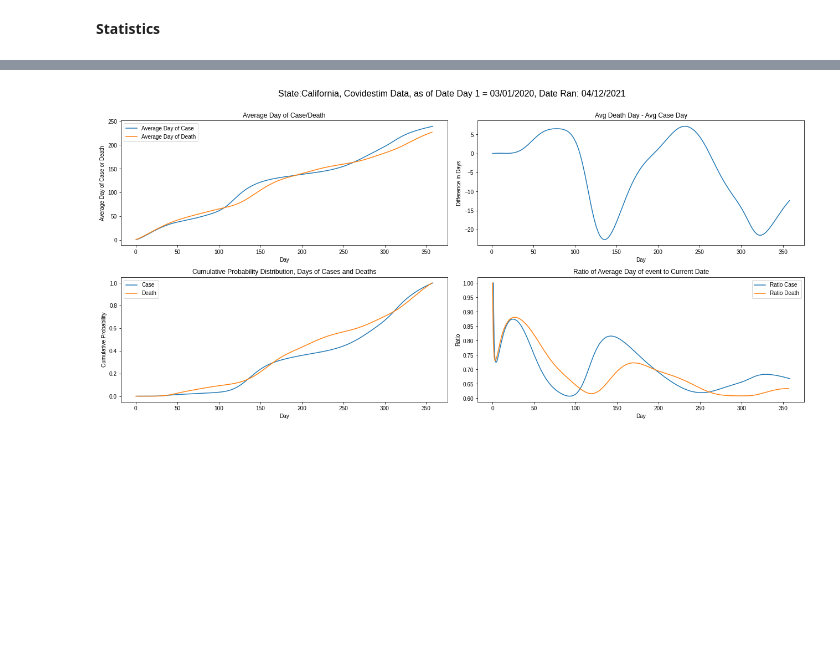
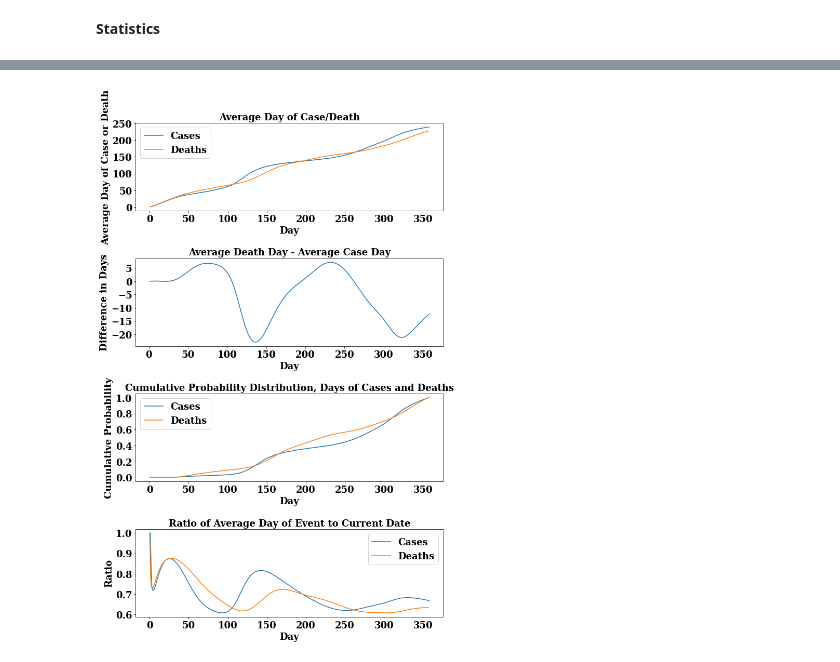
Before and after one commit to drewm8080/Analyzing-COVID-19-Data, a Jupyter notebook: Covidestim_Data.ipynb, the cells around one changed output, grey strips where cells are left out. Drawn from its saved outputs; the diff is of its cells as text; code cells hidden in the pictures; blank space fills up the shorter version.

```diff
--- a/Covidestim_Data.ipynb
+++ b/Covidestim_Data.ipynb
@@ -21,8 +23,7 @@ import matplotlib.pyplot as plt
 import datetime as dt
 # %%
 # loading in the data
-url = '/content/Covidestim_04:12:201.csv'
-df= pd.read_csv(url)
+df= pd.read_csv('Covidestim Data.csv')
 # %%
 # setting datetime index
 df.date = pd.to_datetime(df.date)
@@ -168,38 +171,44 @@ date
 11.0    16
 Name: date, dtype: int64
 # %%
-plt.figure(figsize = (18,8))
+plt.rcParams['font.family'] = 'serif'
+plt.rcParams['font.serif'] = ['Times New Roman'] + plt.rcParams['font.serif']
+params = {'axes.labelsize': 18,'axes.titlesize':18, 'legend.fontsize': 18, 'xtick.labelsize': 18, 'ytick.labelsize': 18}
+plt.rcParams["font.weight"] = "bold"
+plt.rcParams["axes.labelweight"] = "bold"
+plt.rcParams.update(params)
+plt.figure(figsize = (10,15))
 
-plt.subplot(2,2,1)
+plt.subplot(4,1,1)
 plt.plot(df['Day'], df['Avg day of case'],df['Avg day of death'])
-plt.title('Average Day of Case/Death')
+plt.title('Average Day of Case/Death',weight = 'bold')
 plt.xlabel('Day')
 plt.ylabel('Average Day of Case or Death')
-plt.legend(['Average Day of Case','Average Day of Death'])
-plt.subplot(2,2,2)
+plt.legend(['Cases','Deaths'])
+
+plt.subplot(4,1,2)
 plt.plot(df['Day'], df['Avg Death Day - Avg Case Day'])
-plt.title('Avg Death Day - Avg Case Day')
+plt.title('Average Death Day - Average Case Day',weight = 'bold')
 plt.xlabel('Day')
 plt.ylabel('Difference in Days')
 
-plt.subplot(2,2,3)
+plt.subplot(4,1,3)
 plt.plot(df['Day'],df['cdf_cases'],df['cdf_deaths'])
-plt.title('Cumulative Probability Distribution, Days of Cases and Deaths')
+plt.title('Cumulative Probability Distribution, Days of Cases and Deaths',weight = 'bold')
 plt.xlabel('Day')
 plt.ylabel('Cumulative Probability')
-plt.legend(['Case','Death'])
+plt.legend(['Cases','Deaths'])
 
-plt.subplot(2,2,4)
+plt.subplot(4,1,4)
 plt.plot(df['Day'], df['Avg Day of Case/ Current Day'], df['Avg Day of Death/ Current Day'])
-plt.title('Ratio of Average Day of event to Current Date')
+plt.title('Ratio of Average Day of Event to Current Date',weight = 'bold')
 plt.xlabel('Day')
 plt.ylabel('Ratio')
-plt.legend(['Ratio Case','Ratio Death'])
+plt.legend(['Cases','Deaths'])
 
+plt.tight_layout()
+plt.style.use('seaborn')
 
-plt.suptitle('State:California, Covidestim Data, as of Date Day 1 = 03/01/2020, Date Ran: 04/12/2021', size= 16,y=1.05)
-plt.tight_layout()
-
-plt.style.use('seaborn')
+plt.savefig("image12.png")
 # %% [output]
-[figure, old version]
+[figure, new version]
```
Also changed, not shown: parts of 3 cells of this notebook.
